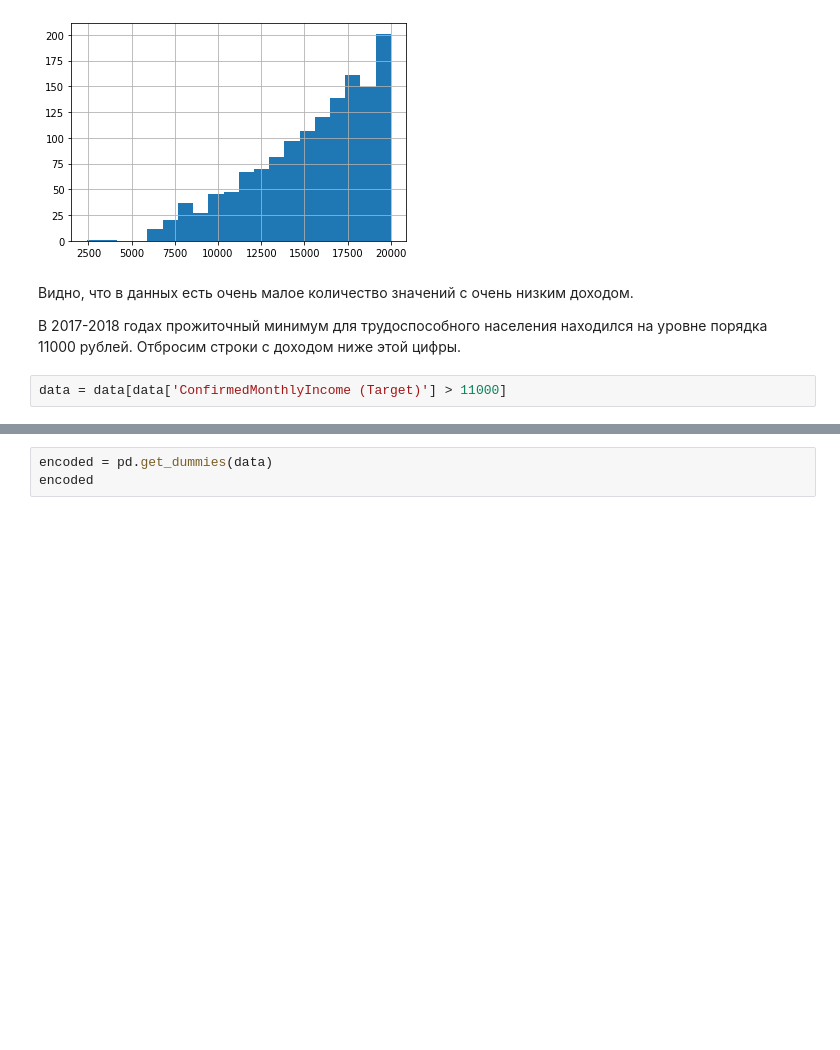
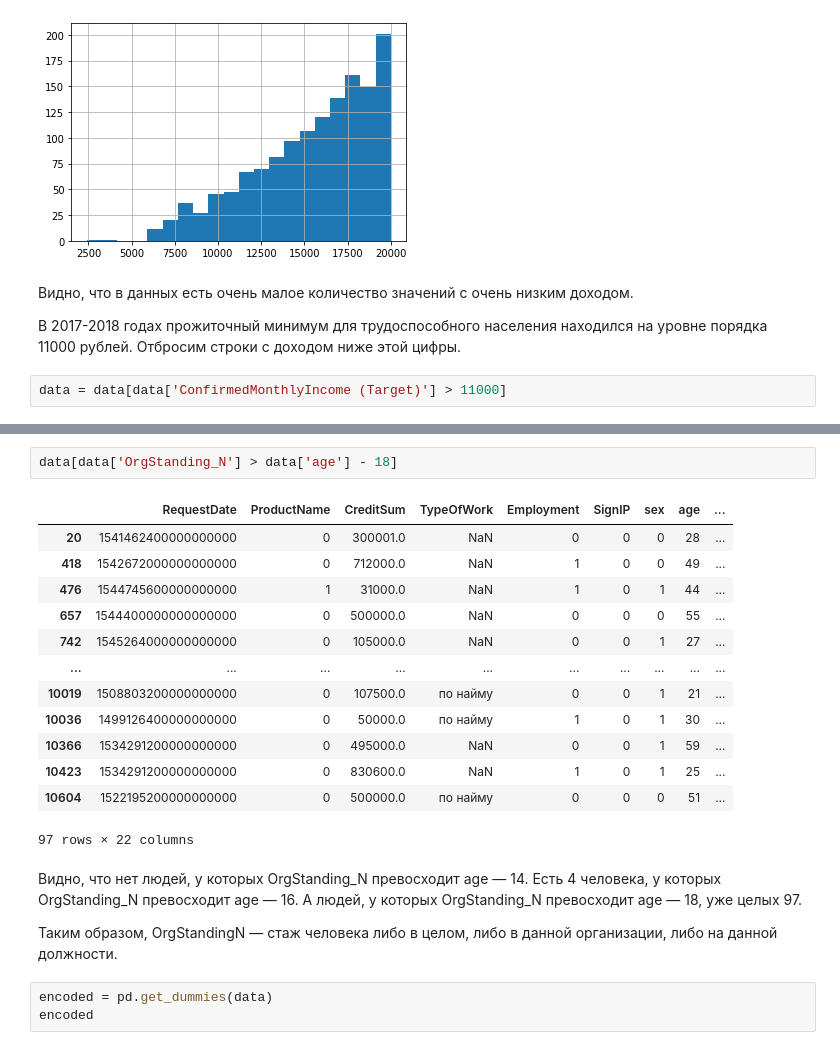
Before and after one commit to artemgur/akbars, a Jupyter notebook: akbars.ipynb, the cells around one changed output, grey strips where cells are left out. Drawn from its saved outputs; the diff is of its cells as text; blank space fills up the shorter version.

```diff
--- a/akbars.ipynb
+++ b/akbars.ipynb
@@ -603,3 +649,23 @@ data = data[data['ConfirmedMonthlyIncome (Target)'] > 11000]
+# %%
+data[data['OrgStanding_N'] > data['age'] - 18]
+# %% [output]
+|  | RequestDate | ProductName | CreditSum | TypeOfWork | Employment | SignIP | sex | age | ... |
+| 20 | 1541462400000000000 | 0 | 300001.0 | NaN | 0 | 0 | 0 | 28 | ... |
+| 418 | 1542672000000000000 | 0 | 712000.0 | NaN | 1 | 0 | 0 | 49 | ... |
+| 476 | 1544745600000000000 | 1 | 31000.0 | NaN | 1 | 0 | 1 | 44 | ... |
+| 657 | 1544400000000000000 | 0 | 500000.0 | NaN | 0 | 0 | 0 | 55 | ... |
+| 742 | 1545264000000000000 | 0 | 105000.0 | NaN | 0 | 0 | 1 | 27 | ... |
+| ... | ... | ... | ... | ... | ... | ... | ... | ... | ... |
+| 10019 | 1508803200000000000 | 0 | 107500.0 | по найму | 0 | 0 | 1 | 21 | ... |
+| 10036 | 1499126400000000000 | 0 | 50000.0 | по найму | 1 | 0 | 1 | 30 | ... |
+| 10366 | 1534291200000000000 | 0 | 495000.0 | NaN | 0 | 0 | 1 | 59 | ... |
+| 10423 | 1534291200000000000 | 0 | 830600.0 | NaN | 1 | 0 | 1 | 25 | ... |
+| 10604 | 1522195200000000000 | 0 | 500000.0 | по найму | 0 | 0 | 0 | 51 | ... |
+97 rows × 22 columns
+# %% [markdown]
+Видно, что нет людей, у которых OrgStanding_N превосходит age — 14. Есть 4 человека, у которых OrgStanding_N превосходит age — 16. А людей, у которых OrgStanding_N превосходит age — 18, уже целых 97.
+
+Таким образом, OrgStandingN — стаж человека либо в целом, либо в данной организации, либо на данной должности.
 # %%
 encoded = pd.get_dummies(data)
 encoded
```
Also changed, not shown: parts of 29 cells of this notebook.
